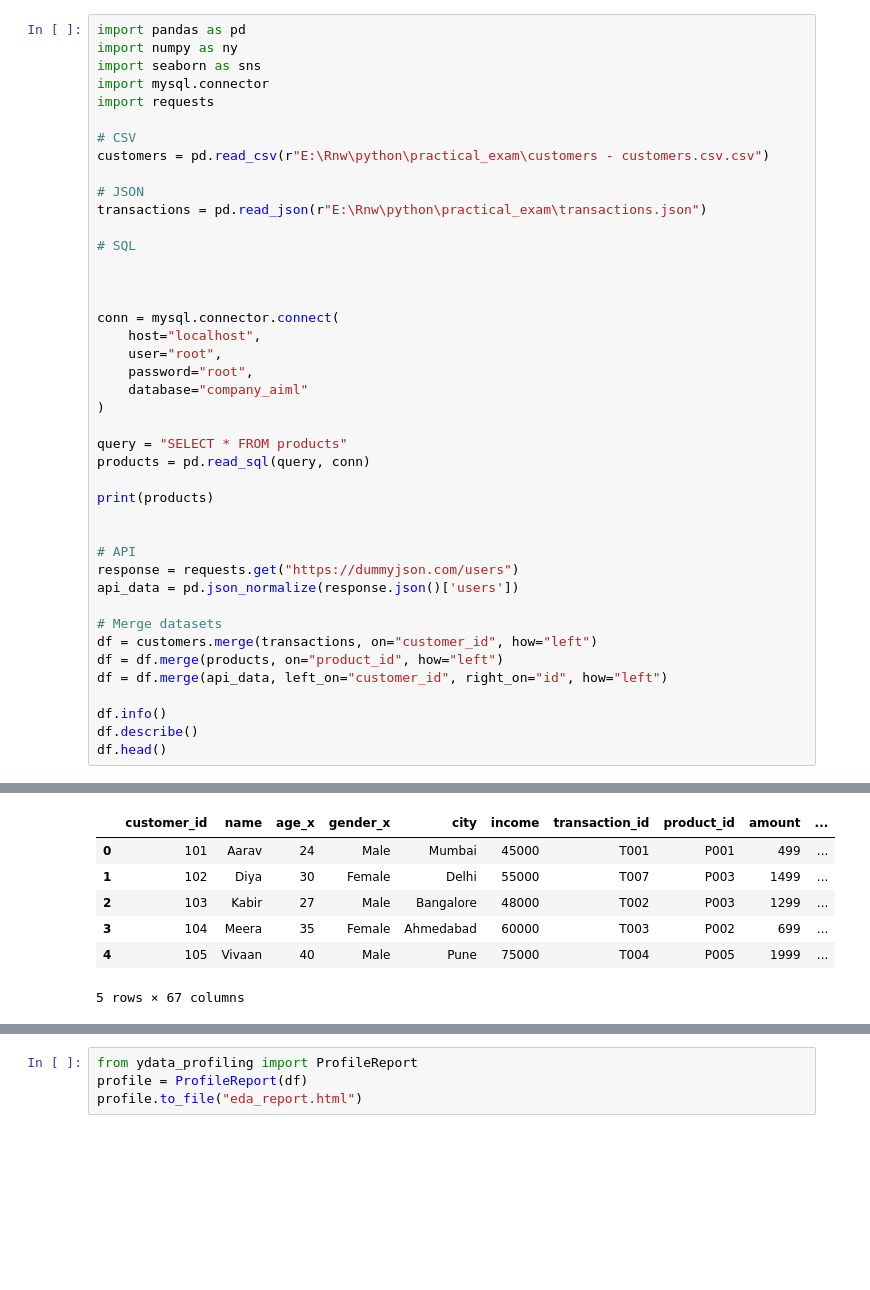
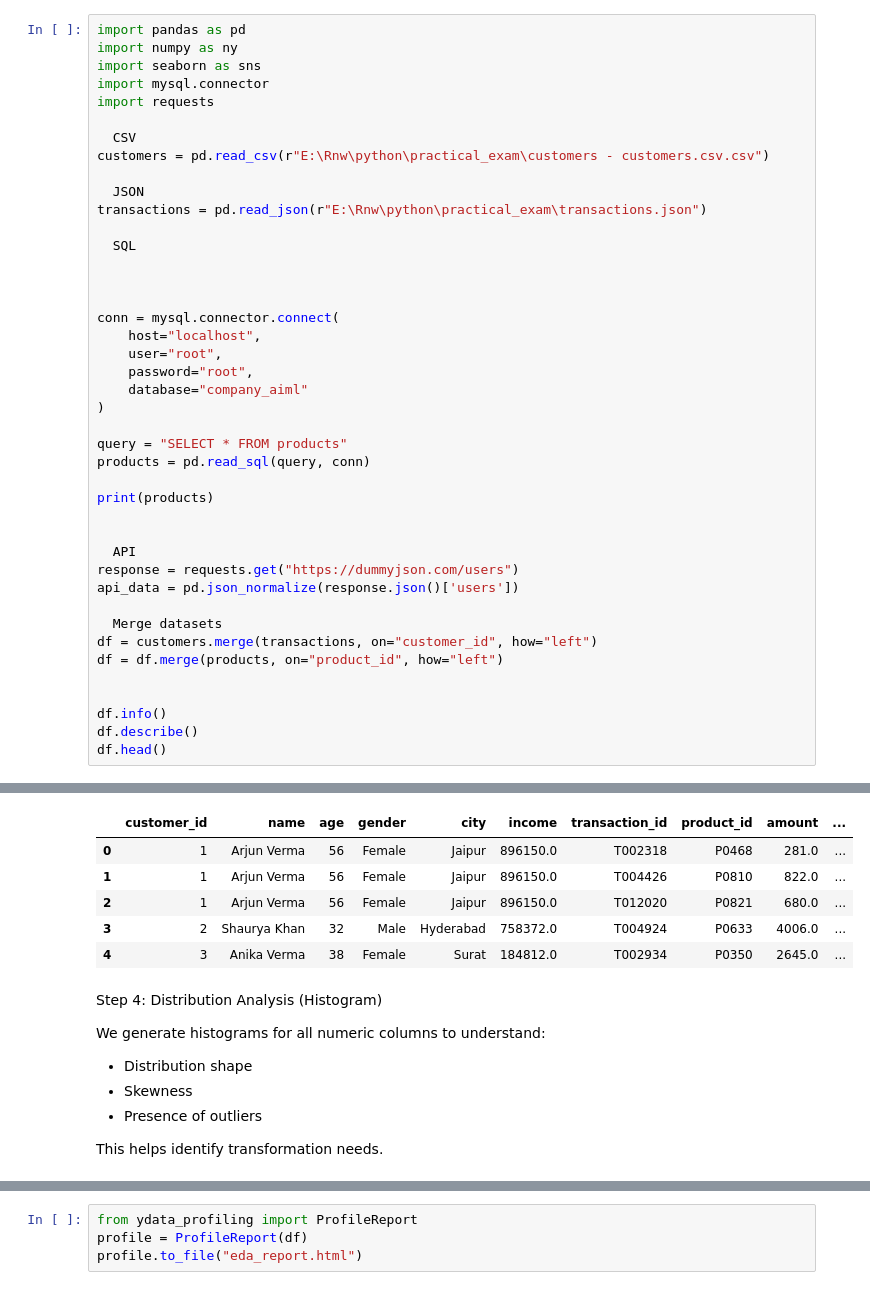
Before and after one commit to Parth-M-M/Rnw, a Jupyter notebook: python/practical_exam/practical_exam.ipynb, the cells around one changed output, grey strips where cells are left out. Drawn from its saved outputs; the diff is of its cells as text; blank space fills up the shorter version.

```diff
--- a/python/practical_exam/practical_exam.ipynb
+++ b/python/practical_exam/practical_exam.ipynb
@@ -5,13 +36,13 @@ import seaborn as sns
 import mysql.connector
 import requests
 
-# CSV
+  CSV
 customers = pd.read_csv(r"E:\Rnw\python\practical_exam\customers - customers.csv.csv")
 
-# JSON
+  JSON
 transactions = pd.read_json(r"E:\Rnw\python\practical_exam\transactions.json")
 
-# SQL
+  SQL
 
 
 
@@ -28,14 +59,14 @@ products = pd.read_sql(query, conn)
 print(products)
 
 
-# API
+  API
 response = requests.get("https://dummyjson.com/users")
 api_data = pd.json_normalize(response.json()['users'])
 
-# Merge datasets
+  Merge datasets
 df = customers.merge(transactions, on="customer_id", how="left")
 df = df.merge(products, on="product_id", how="left")
-df = df.merge(api_data, left_on="customer_id", right_on="id", how="left")
+
 
 df.info()
 df.describe()
@@ -61,10 +92,19 @@ memory usage: 4.3+ KB
-|  | customer_id | name | age_x | gender_x | city | income | transaction_id | product_id | amount | ... |
-| 0 | 101 | Aarav | 24 | Male | Mumbai | 45000 | T001 | P001 | 499 | ... |
-| 1 | 102 | Diya | 30 | Female | Delhi | 55000 | T007 | P003 | 1499 | ... |
-| 2 | 103 | Kabir | 27 | Male | Bangalore | 48000 | T002 | P003 | 1299 | ... |
-| 3 | 104 | Meera | 35 | Female | Ahmedabad | 60000 | T003 | P002 | 699 | ... |
-| 4 | 105 | Vivaan | 40 | Male | Pune | 75000 | T004 | P005 | 1999 | ... |
+|  | customer_id | name | age | gender | city | income | transaction_id | product_id | amount | ... |
+| 0 | 1 | Arjun Verma | 56 | Female | Jaipur | 896150.0 | T002318 | P0468 | 281.0 | ... |
+| 1 | 1 | Arjun Verma | 56 | Female | Jaipur | 896150.0 | T004426 | P0810 | 822.0 | ... |
+| 2 | 1 | Arjun Verma | 56 | Female | Jaipur | 896150.0 | T012020 | P0821 | 680.0 | ... |
+| 3 | 2 | Shaurya Khan | 32 | Male | Hyderabad | 758372.0 | T004924 | P0633 | 4006.0 | ... |
+| 4 | 3 | Anika Verma | 38 | Female | Surat | 184812.0 | T002934 | P0350 | 2645.0 | ... |
-5 rows × 67 columns
+# %% [markdown]
+   Step 4: Distribution Analysis (Histogram)
+
+We generate histograms for all numeric columns
+ to understand:
+ - Distribution shape
+ - Skewness
+ - Presence of outliers
+
+ This helps identify transformation needs.
 # %%
 import matplotlib.pyplot as plt
 import seaborn as sns
```
Also changed, not shown: parts of 63 cells of this notebook, 4 other files.
